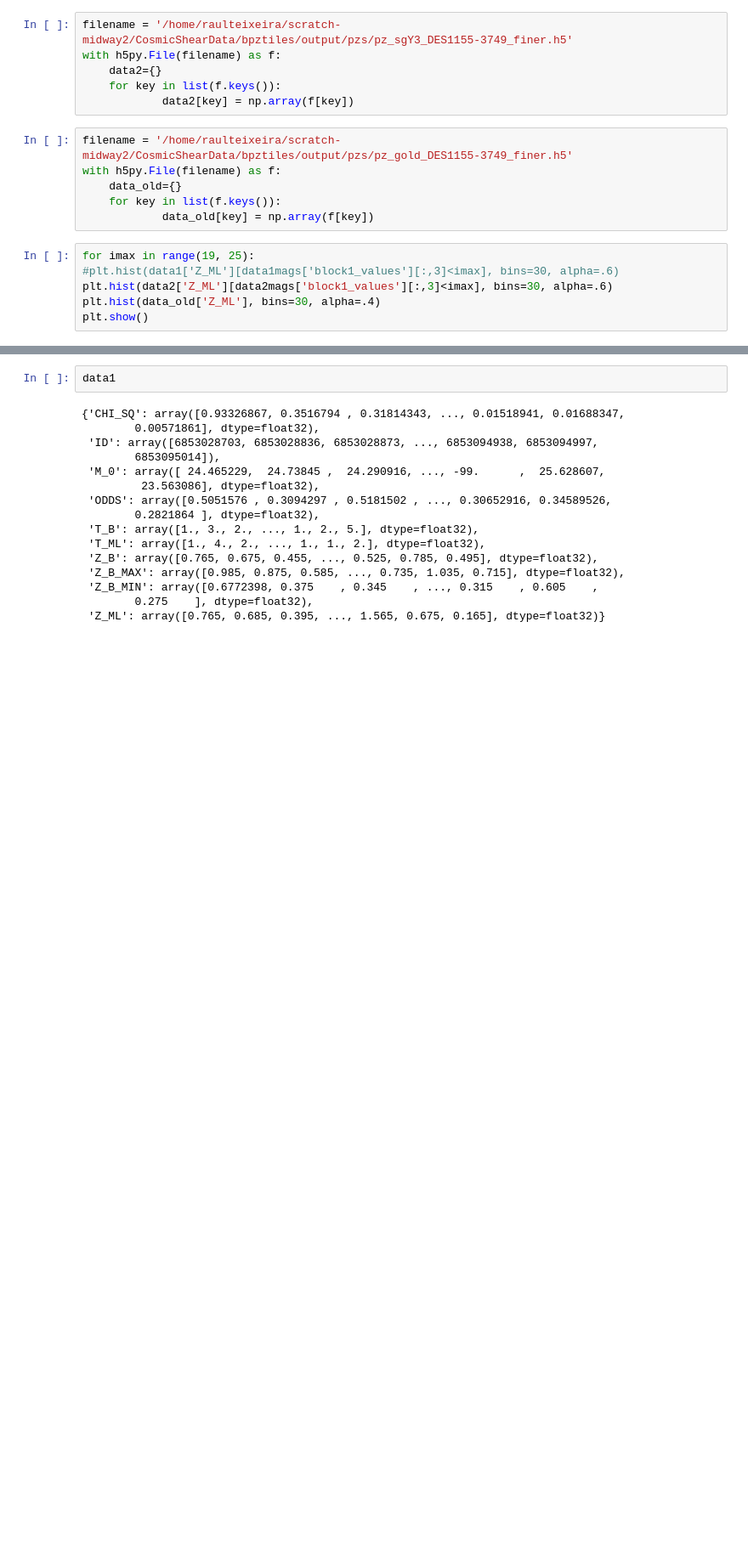
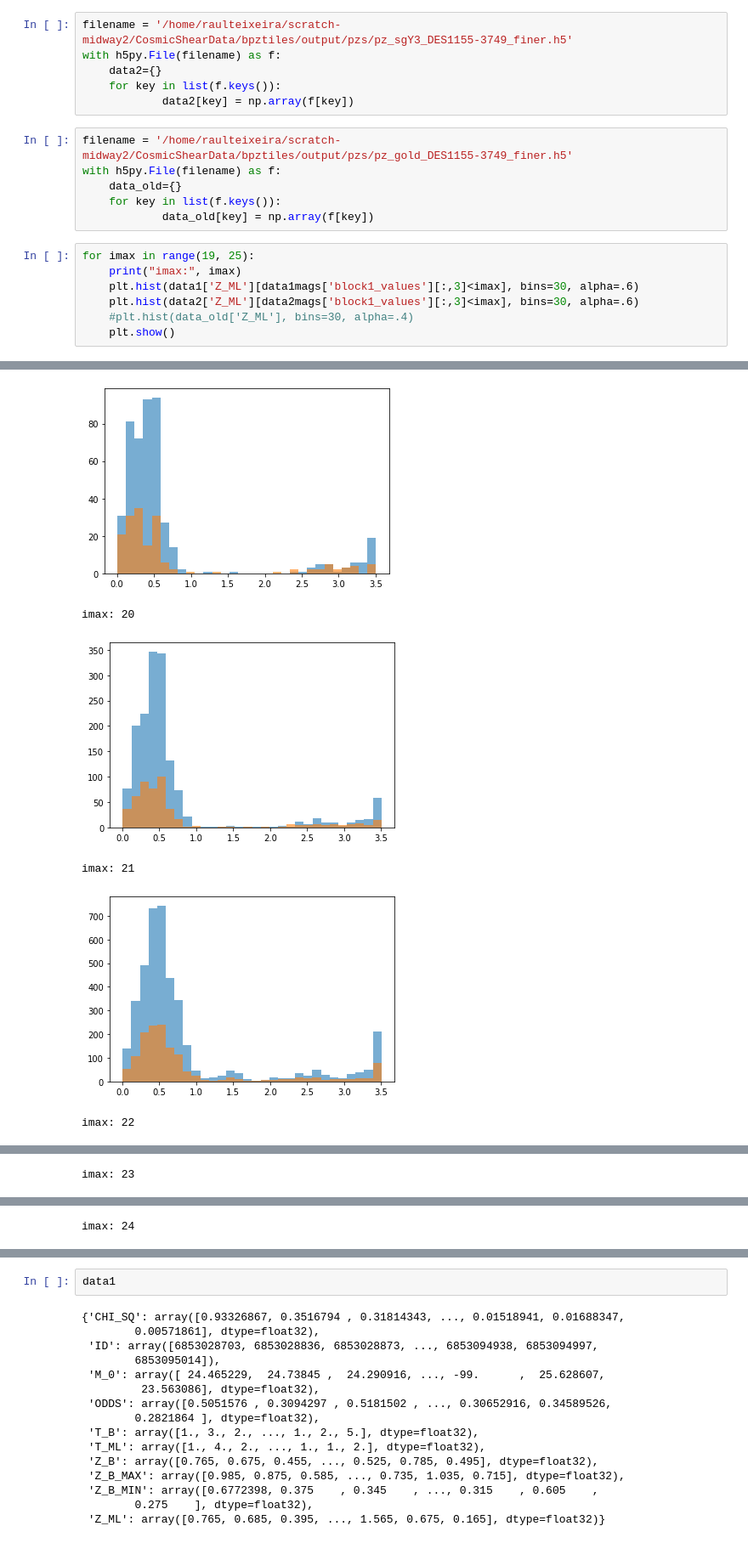
Before and after one commit to rbgdet/CSPZ, a Jupyter notebook: notebooks/ProbsViewer.ipynb, the cells around one changed output, grey strips where cells are left out. Shown at 85% size. Cells and saved outputs as stored; diff of their text form; blank space fills up the shorter version.

```diff
--- a/notebooks/ProbsViewer.ipynb
+++ b/notebooks/ProbsViewer.ipynb
@@ -37,8 +37,9 @@ with h5py.File(filename) as f:
             data_old[key] = np.array(f[key])
 # %%
 for imax in range(19, 25):
-#plt.hist(data1['Z_ML'][data1mags['block1_values'][:,3]<imax], bins=30, alpha=.6)
-plt.hist(data2['Z_ML'][data2mags['block1_values'][:,3]<imax], bins=30, alpha=.6)
-plt.hist(data_old['Z_ML'], bins=30, alpha=.4)
-plt.show()
+    print("imax:", imax)
+    plt.hist(data1['Z_ML'][data1mags['block1_values'][:,3]<imax], bins=30, alpha=.6)
+    plt.hist(data2['Z_ML'][data2mags['block1_values'][:,3]<imax], bins=30, alpha=.6)
+    #plt.hist(data_old['Z_ML'], bins=30, alpha=.4)
+    plt.show()
 # %% [output]
@@ -45,0 +47,6 @@ SyntaxError: invalid syntax (<ipython-input-40-6060f8f4254c>, line 1)
+[figure, added]
+imax: 20
+[figure, added]
+imax: 21
+[figure, added]
+imax: 22
@@ -45,0 +54 @@ SyntaxError: invalid syntax (<ipython-input-40-6060f8f4254c>, line 1)
+imax: 23
@@ -45,0 +56 @@ SyntaxError: invalid syntax (<ipython-input-40-6060f8f4254c>, line 1)
+imax: 24
```
Also changed, not shown: parts of 7 cells of this notebook.
